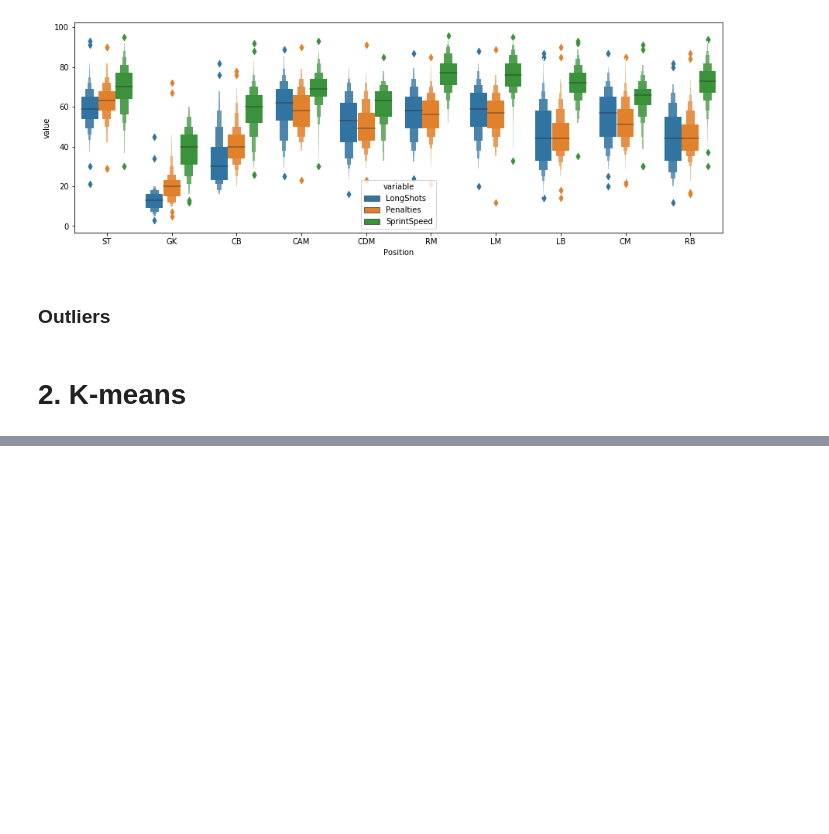
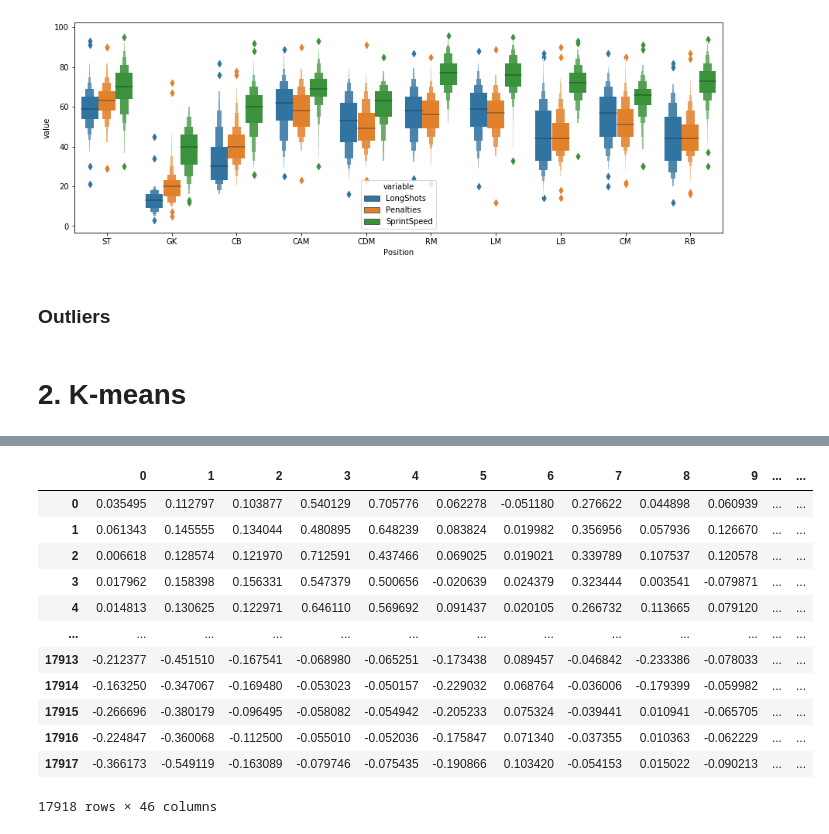
Before and after one commit to chhanganivarun/data-analysis, a Jupyter notebook: 02/Assignment 2.ipynb, the cells around one changed output, grey strips where cells are left out. Saved outputs shown, nothing was run; the diff lists cells and outputs as text; code cells hidden in the pictures; blank space fills up the shorter version.

```diff
--- a/02/Assignment 2.ipynb
+++ b/02/Assignment 2.ipynb
@@ -199,0 +214,29 @@ plt.show()
+# %%
+def moneytoint(x):
+    x=x[1:]
+    if x[-1]=='M':
+        x=x[:-1]
+        x=float(x)
+        x*=10**6
+    elif x[-1]=='K':
+        x=x[:-1]
+        x=float(x)
+        x*=10**3
+    return int(x)
+
+def foottoint(x):
+    if x=='Left':
+        return -1
+    elif x=='Right':
+        return 1
+
+ahc_df= df.copy()
+#remove Columns with non numerical data
+ahc_df=ahc_df.drop(['Unnamed: 0','ID','Name','Nationality','Club','Work Rate','Body Type','Real Face','Position','Jersey Number','Contract Valid Until'],axis=1)
+# Money to numbers
+ahc_df['Value']=ahc_df['Value'].apply(moneytoint)
+ahc_df['Wage']=ahc_df['Wage'].apply(moneytoint)
+# foot to num
+ahc_df['Preferred Foot']=ahc_df['Preferred Foot'].apply(foottoint)
+
+ahc_df
@@ -199,0 +257,24 @@ plt.show()
+# %%
+# Scaling the data so that all the features become comparable
+scaler = StandardScaler()
+X_scaled = scaler.fit_transform(ahc_df)
+# Normalizing the data so that the data approximately
+# follows a Gaussian distribution
+X_normalized = normalize(X_scaled)
+# Converting the numpy array into a pandas DataFrame
+X_normalized = pd.DataFrame(X_normalized)
+X_normalized
+# %% [output]
+|  | 0 | 1 | 2 | 3 | 4 | 5 | 6 | 7 | 8 | 9 | ... | ... |
+| 0 | 0.035495 | 0.112797 | 0.103877 | 0.540129 | 0.705776 | 0.062278 | -0.051180 | 0.276622 | 0.044898 | 0.060939 | ... | ... |
+| 1 | 0.061343 | 0.145555 | 0.134044 | 0.480895 | 0.648239 | 0.083824 | 0.019982 | 0.356956 | 0.057936 | 0.126670 | ... | ... |
+| 2 | 0.006618 | 0.128574 | 0.121970 | 0.712591 | 0.437466 | 0.069025 | 0.019021 | 0.339789 | 0.107537 | 0.120578 | ... | ... |
+| 3 | 0.017962 | 0.158398 | 0.156331 | 0.547379 | 0.500656 | -0.020639 | 0.024379 | 0.323444 | 0.003541 | -0.079871 | ... | ... |
+| 4 | 0.014813 | 0.130625 | 0.122971 | 0.646110 | 0.569692 | 0.091437 | 0.020105 | 0.266732 | 0.113665 | 0.079120 | ... | ... |
+| ... | ... | ... | ... | ... | ... | ... | ... | ... | ... | ... | ... | ... |
+| 17913 | -0.212377 | -0.451510 | -0.167541 | -0.068980 | -0.065251 | -0.173438 | 0.089457 | -0.046842 | -0.233386 | -0.078033 | ... | ... |
+| 17914 | -0.163250 | -0.347067 | -0.169480 | -0.053023 | -0.050157 | -0.229032 | 0.068764 | -0.036006 | -0.179399 | -0.059982 | ... | ... |
+| 17915 | -0.266696 | -0.380179 | -0.096495 | -0.058082 | -0.054942 | -0.205233 | 0.075324 | -0.039441 | 0.010941 | -0.065705 | ... | ... |
+| 17916 | -0.224847 | -0.360068 | -0.112500 | -0.055010 | -0.052036 | -0.175847 | 0.071340 | -0.037355 | 0.010363 | -0.062229 | ... | ... |
+| 17917 | -0.366173 | -0.549119 | -0.163089 | -0.079746 | -0.075435 | -0.190866 | 0.103420 | -0.054153 | 0.015022 | -0.090213 | ... | ... |
+17918 rows × 46 columns
```
Also changed, not shown: parts of 10 cells of this notebook.
